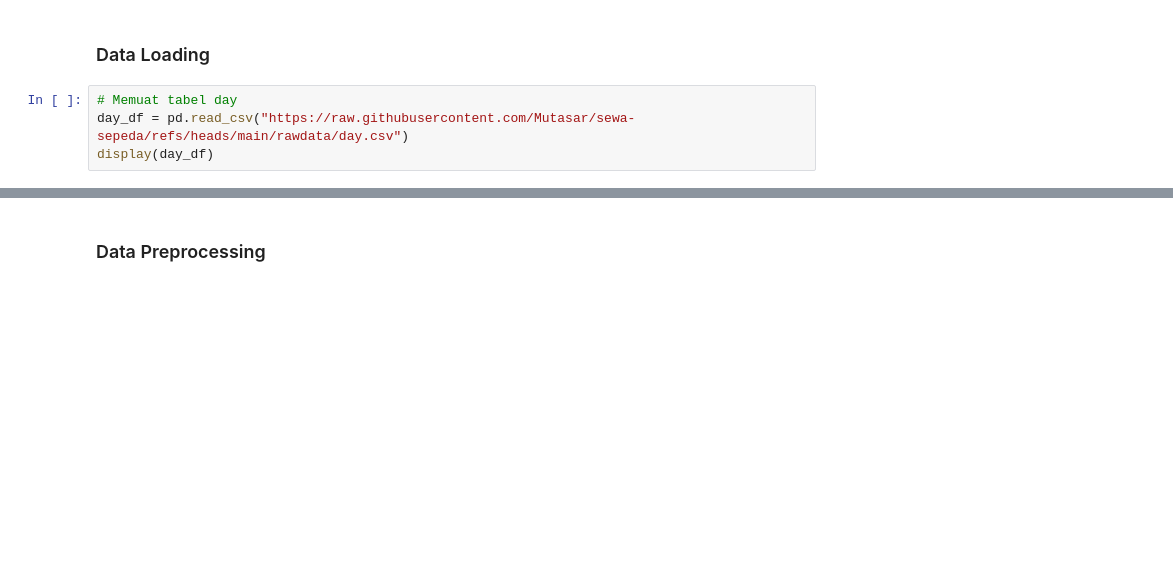
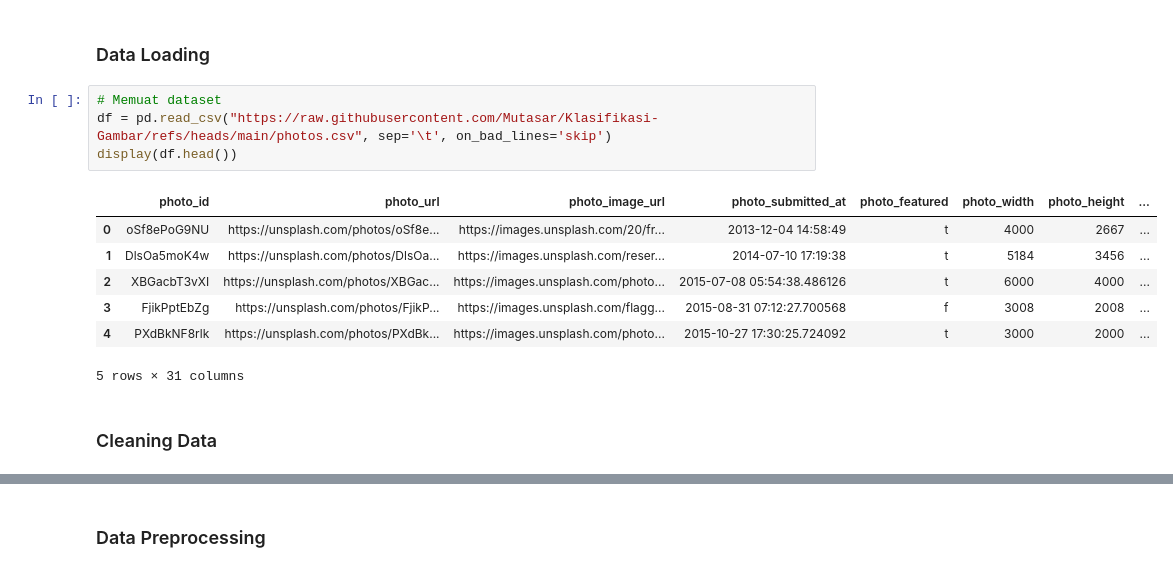
Before and after one commit to Mutasar/Klasifikasi-Gambar, a Jupyter notebook: Template_Submission_Akhir.ipynb, the cells around one changed output, grey strips where cells are left out. Cells and saved outputs as stored; diff of their text form; blank space fills up the shorter version.

```diff
--- a/Template_Submission_Akhir.ipynb
+++ b/Template_Submission_Akhir.ipynb
@@ -20,6 +20,16 @@ from google.colab import files
 # %% [markdown]
 ### Data Loading
 # %%
-# Memuat tabel day
-day_df = pd.read_csv("https://raw.githubusercontent.com/Mutasar/sewa-sepeda/refs/heads/main/rawdata/day.csv")
-display(day_df)
+# Memuat dataset
+df = pd.read_csv("https://raw.githubusercontent.com/Mutasar/Klasifikasi-Gambar/refs/heads/main/photos.csv", sep='\t', on_bad_lines='skip')
+display(df.head())
+# %% [output]
+|  | photo_id | photo_url | photo_image_url | photo_submitted_at | photo_featured | photo_width | photo_height | ... |
+| 0 | oSf8ePoG9NU | https://unsplash.com/photos/oSf8e... | https://images.unsplash.com/20/fr... | 2013-12-04 14:58:49 | t | 4000 | 2667 | ... |
+| 1 | DlsOa5moK4w | https://unsplash.com/photos/DlsOa... | https://images.unsplash.com/reser... | 2014-07-10 17:19:38 | t | 5184 | 3456 | ... |
+| 2 | XBGacbT3vXI | https://unsplash.com/photos/XBGac... | https://images.unsplash.com/photo... | 2015-07-08 05:54:38.486126 | t | 6000 | 4000 | ... |
+| 3 | FjikPptEbZg | https://unsplash.com/photos/FjikP... | https://images.unsplash.com/flagg... | 2015-08-31 07:12:27.700568 | f | 3008 | 2008 | ... |
+| 4 | PXdBkNF8rlk | https://unsplash.com/photos/PXdBk... | https://images.unsplash.com/photo... | 2015-10-27 17:30:25.724092 | t | 3000 | 2000 | ... |
+5 rows × 31 columns
+# %% [markdown]
+### Cleaning Data
```
Also changed, not shown: parts of 8 cells of this notebook.
